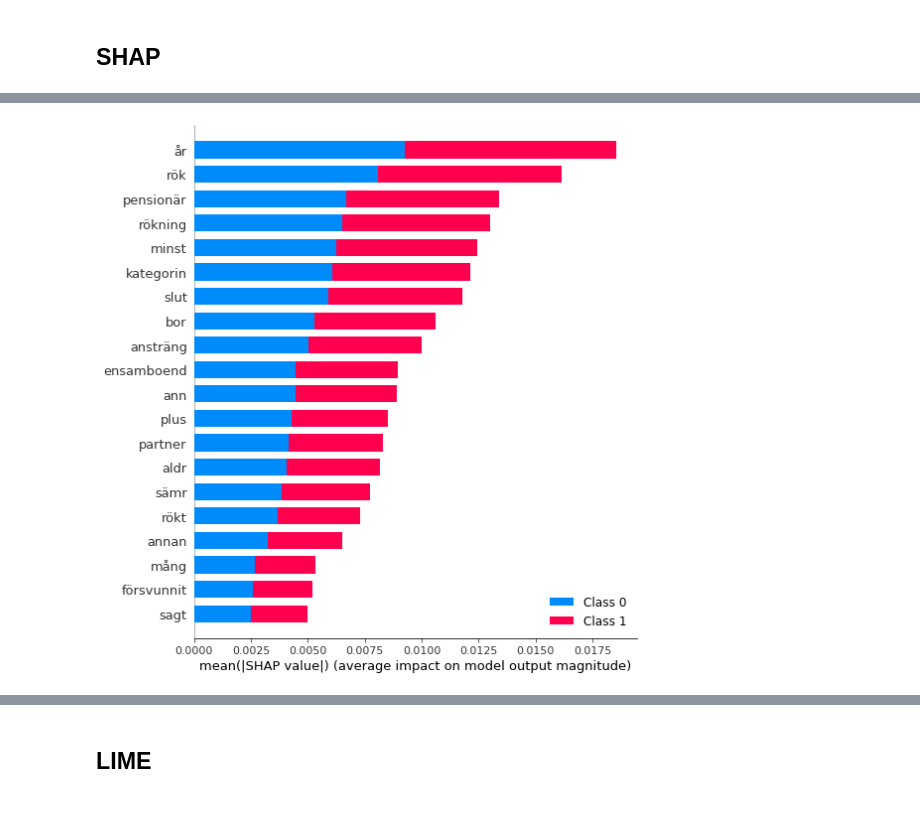
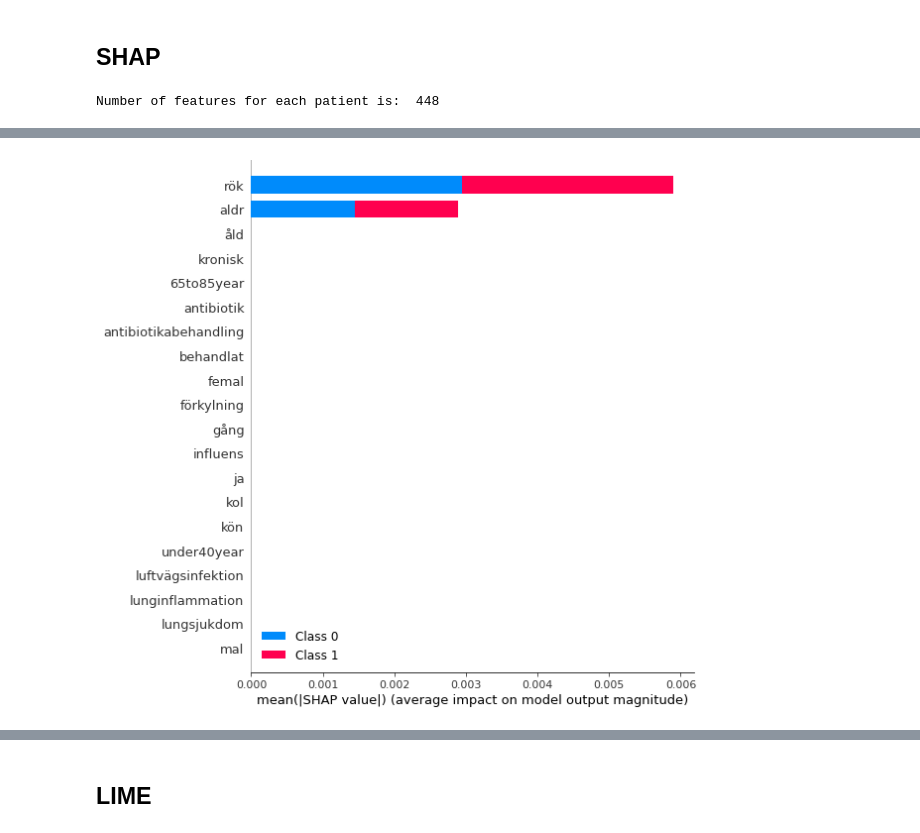
Before and after one commit to Ahmadsad/LungCancer, a Jupyter notebook: load_and_run_tfidf.ipynb, the cells around one changed output, grey strips where cells are left out. Drawn from its saved outputs; the diff is of its cells as text; code cells hidden in the pictures.

```diff
--- a/load_and_run_tfidf.ipynb
+++ b/load_and_run_tfidf.ipynb
@@ -348,3 +614,16 @@ for i in range(len(to_be_saved_dicts)):
+# %%
+data_list, corpus_sentenses, corpus_sentenses_tokenized = nlp_hlp.get_data_from_main_dict(dicts[0], stemm=True,
+        return_corpus_sent=True, return_corpus_token=False, without_digits=True, suffix_41=False)
+
+# x_train, x_test, y_train, y_test = ml_hlp.get_train_test_split_data(data_list, labels, stratify = labels,
+#                                               test_size=0.2, random_state=42, shuffle = True)
+
+vectorizer = ml_hlp.get_tfidf_vectorization_model(corpus_sentenses)
+#     features = vectorizer.get_feature_names_out()
+print("Number of features for each patient is: ", len(vectorizer.get_feature_names_out()))
+
+x_train, x_test, y_train, y_test = ml_hlp.get_train_test_split_data(data_list, labels, stratify = labels,
+                                                  test_size=split_size, random_state=random_state, shuffle = True)
 # %%
 # check the features with highest values after tfidf vectorization, and print the word repeated in all sentences,
 # see lase row
@@ -397,17 +708,47 @@ print(ml_hlp.get_classification_report(cls=rf, test_data=X_test,
 ## Explaination
 # %% [markdown]
 ## SHAP
+# %%
+x_train, x_test, y_train, y_test = ml_hlp.get_train_test_split_data(data_list, labels, stratify = labels,
+                                                  test_size=split_size, random_state=random_state, shuffle = True)
+
+vectorizer = ml_hlp.get_tfidf_vectorization_model(corpus_sentenses)
+#     features = vectorizer.get_feature_names_out()
+print("Number of features for each patient is: ", len(vectorizer.get_feature_names_out()))
+
+all_data_vectorized = ml_hlp.get_tfidf_vectorized_data(tfidf_model=vectorizer,
+                                                  to_be_vectorized_data=data_list)
+
+all_data_vectorized = ml_hlp.get_csr_matrix(all_data_vectorized)
+min_max = preprocessing.MinMaxScaler()
+
+min_max = min_max.fit(all_data_vectorized)
+del all_data_vectorized
+
+X_train_vectorized = ml_hlp.get_tfidf_vectorized_data(tfidf_model=vectorizer,
+                                                      to_be_vectorized_data=x_train)
+X_test_vectorized = ml_hlp.get_tfidf_vectorized_data(tfidf_model=vectorizer,
+                                                    to_be_vectorized_data=x_test)
+
+X_train = min_max.transform(ml_hlp.get_csr_matrix(X_train_vectorized))
+X_test = min_max.transform(ml_hlp.get_csr_matrix(X_test_vectorized))
+
+Y_train = np.array(y_train, dtype='float')
+Y_test = np.array(y_test, dtype='float')
+del X_train_vectorized, X_test_vectorized, min_max
+# %% [output]
+Number of features for each patient is:  448
 # %%
 shap.initjs()#
 # %% [output]
 [interactive output not drawn]
 # %%
-
+features = vectorizer.get_feature_names_out()
 explainer = shap.TreeExplainer(rf)
 shap_values = explainer.shap_values(X_train)
-shap.summary_plot(shap_values, X_test, plot_type="bar", feature_names=features)
+shap.summary_plot(shap_values, X_train, plot_type="bar", feature_names=features)
 # %% [output]
-[figure, old version]
+[figure, new version]
 # %%
 
 explainer = shap.TreeExplainer(rf)
```
Also changed, not shown: parts of 38 cells of this notebook, 7 other files.
